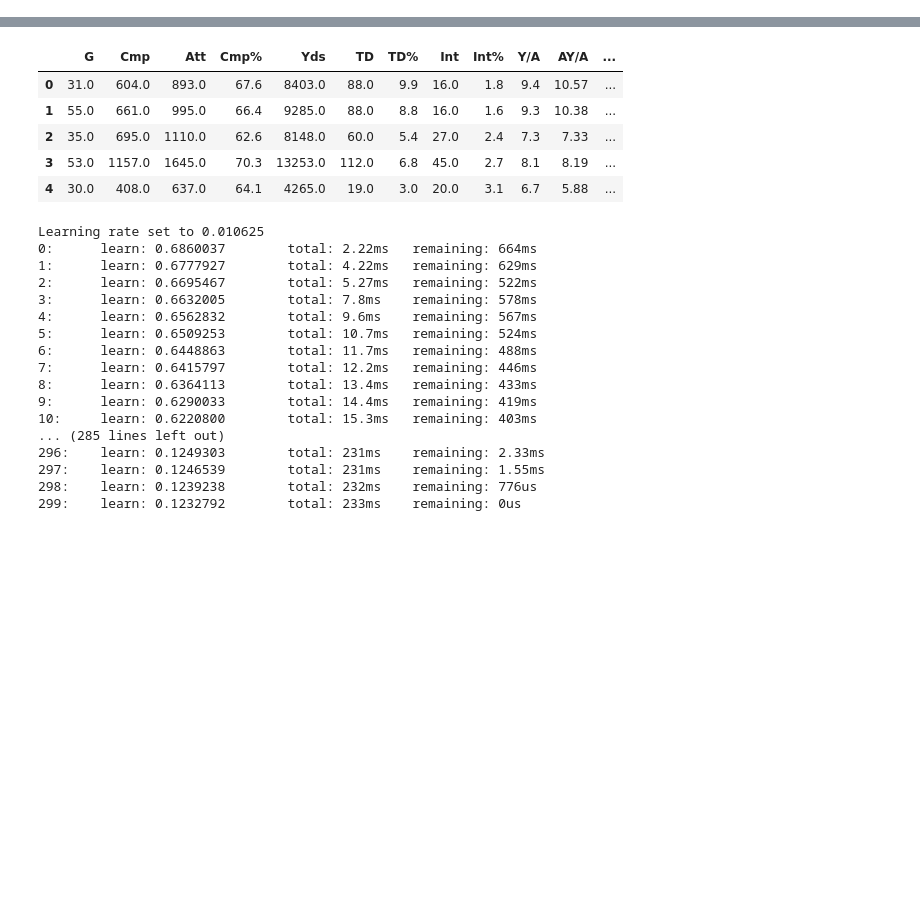
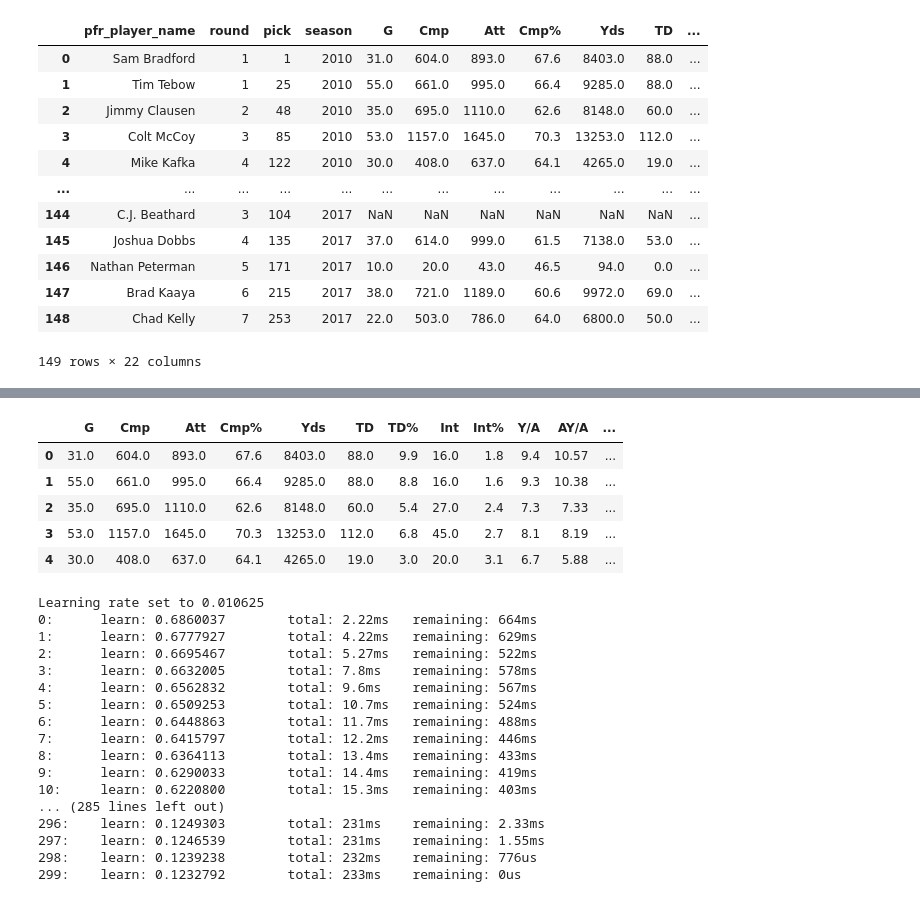
Before and after one commit to benstager/mfl, a Jupyter notebook: model_dev/model_dev_1_2.ipynb, the cells around one changed output, grey strips where cells are left out. Drawn from its saved outputs; the diff is of its cells as text; code cells hidden in the pictures; blank space fills up the shorter version.

```diff
--- a/model_dev/model_dev_1_2.ipynb
+++ b/model_dev/model_dev_1_2.ipynb
@@ -118,6 +119,22 @@ class FranchiseQB:
         self.model_results = pd.DataFrame(metrics, index=[0])
 # %%
 NFL = FranchiseQB(model='catboost', feature_set='cat')
+# %%
+NFL.full_dataset
+# %% [output]
+|  | pfr_player_name | round | pick | season | G | Cmp | Att | Cmp% | Yds | TD | ... |
+| 0 | Sam Bradford | 1 | 1 | 2010 | 31.0 | 604.0 | 893.0 | 67.6 | 8403.0 | 88.0 | ... |
+| 1 | Tim Tebow | 1 | 25 | 2010 | 55.0 | 661.0 | 995.0 | 66.4 | 9285.0 | 88.0 | ... |
+| 2 | Jimmy Clausen | 2 | 48 | 2010 | 35.0 | 695.0 | 1110.0 | 62.6 | 8148.0 | 60.0 | ... |
+| 3 | Colt McCoy | 3 | 85 | 2010 | 53.0 | 1157.0 | 1645.0 | 70.3 | 13253.0 | 112.0 | ... |
+| 4 | Mike Kafka | 4 | 122 | 2010 | 30.0 | 408.0 | 637.0 | 64.1 | 4265.0 | 19.0 | ... |
+| ... | ... | ... | ... | ... | ... | ... | ... | ... | ... | ... | ... |
+| 144 | C.J. Beathard | 3 | 104 | 2017 | NaN | NaN | NaN | NaN | NaN | NaN | ... |
+| 145 | Joshua Dobbs | 4 | 135 | 2017 | 37.0 | 614.0 | 999.0 | 61.5 | 7138.0 | 53.0 | ... |
+| 146 | Nathan Peterman | 5 | 171 | 2017 | 10.0 | 20.0 | 43.0 | 46.5 | 94.0 | 0.0 | ... |
+| 147 | Brad Kaaya | 6 | 215 | 2017 | 38.0 | 721.0 | 1189.0 | 60.6 | 9972.0 | 69.0 | ... |
+| 148 | Chad Kelly | 7 | 253 | 2017 | 22.0 | 503.0 | 786.0 | 64.0 | 6800.0 | 50.0 | ... |
+149 rows × 22 columns
 # %%
 NFL.run()
 # %% [output]
```
Also changed, not shown: parts of 7 cells of this notebook, 6 other files.
